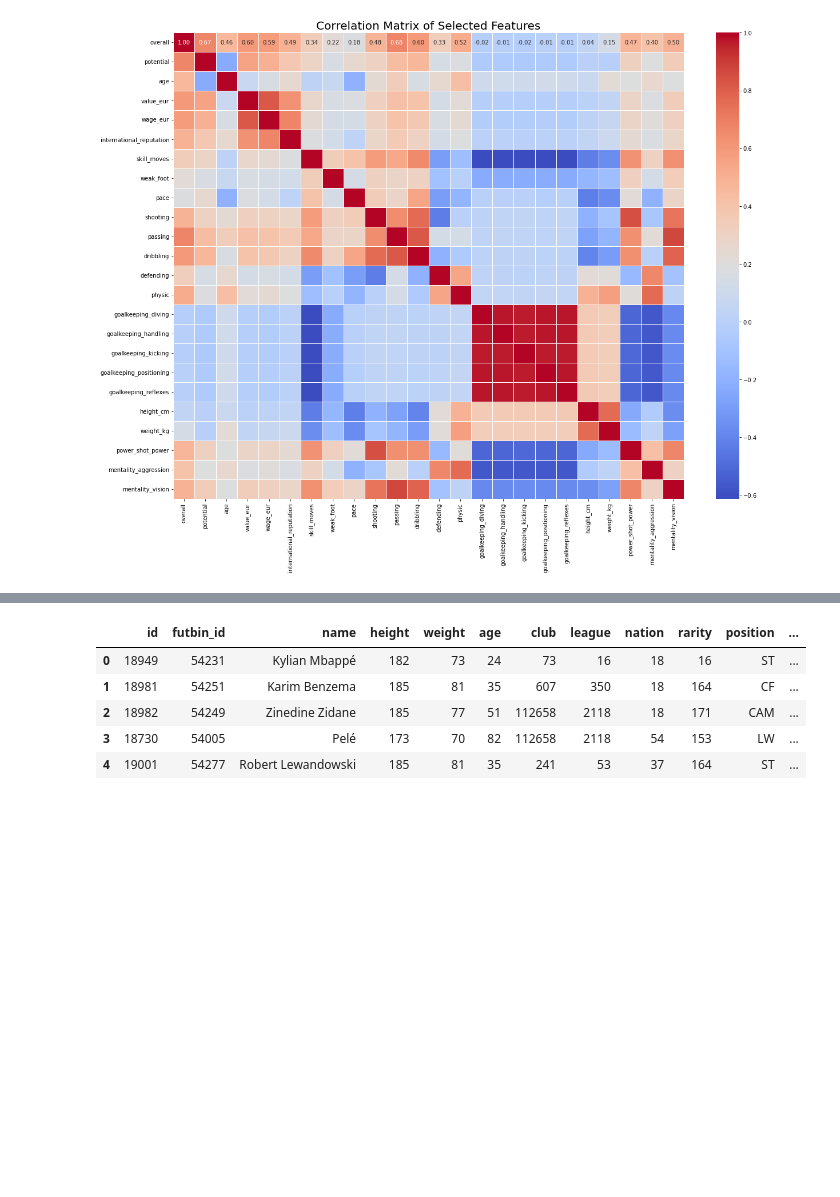
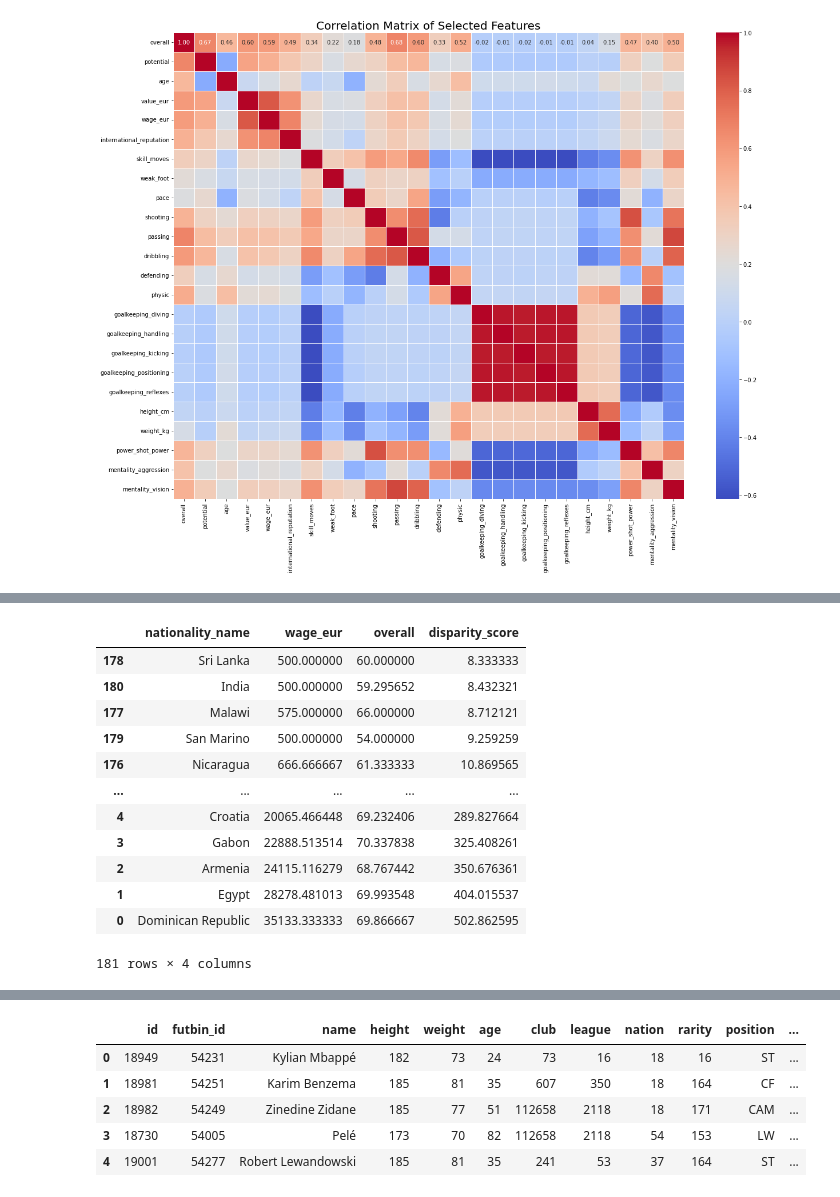
Before and after one commit to brandon-ds/siads593-M1, a Jupyter notebook: notebooks/EDA-cleaning_manipulation.ipynb, the cells around one changed output, grey strips where cells are left out. Saved outputs shown, nothing was run; the diff lists cells and outputs as text; code cells hidden in the pictures; blank space fills up the shorter version.

```diff
--- a/notebooks/EDA-cleaning_manipulation.ipynb
+++ b/notebooks/EDA-cleaning_manipulation.ipynb
@@ -165,0 +239,25 @@ plt.show()
+# %%
+# Calculate a disparity score by dividing the average wage by the average overall rating for each nationality
+average_rating_by_nationality = player_data.groupby('nationality_name')['overall'].mean().reset_index()
+nationality_comparison = pd.merge(average_wage_by_nationality, average_rating_by_nationality, on='nationality_name')
+nationality_comparison['disparity_score'] = nationality_comparison['wage_eur'] / nationality_comparison['overall']
+
+# Sort the DataFrame based on disparity score in ascending order
+nationality_disparity = nationality_comparison.sort_values(by='disparity_score', ascending=True)
+
+# Display the top 10 nationalities with the lowest disparity scores (high ratings but lower wages)
+nationality_disparity
+# %% [output]
+|  | nationality_name | wage_eur | overall | disparity_score |
+| 178 | Sri Lanka | 500.000000 | 60.000000 | 8.333333 |
+| 180 | India | 500.000000 | 59.295652 | 8.432321 |
+| 177 | Malawi | 575.000000 | 66.000000 | 8.712121 |
+| 179 | San Marino | 500.000000 | 54.000000 | 9.259259 |
+| 176 | Nicaragua | 666.666667 | 61.333333 | 10.869565 |
+| ... | ... | ... | ... | ... |
+| 4 | Croatia | 20065.466448 | 69.232406 | 289.827664 |
+| 3 | Gabon | 22888.513514 | 70.337838 | 325.408261 |
+| 2 | Armenia | 24115.116279 | 68.767442 | 350.676361 |
+| 1 | Egypt | 28278.481013 | 69.993548 | 404.015537 |
+| 0 | Dominican Republic | 35133.333333 | 69.866667 | 502.862595 |
+181 rows × 4 columns
```
Also changed, not shown: parts of 10 cells of this notebook.
